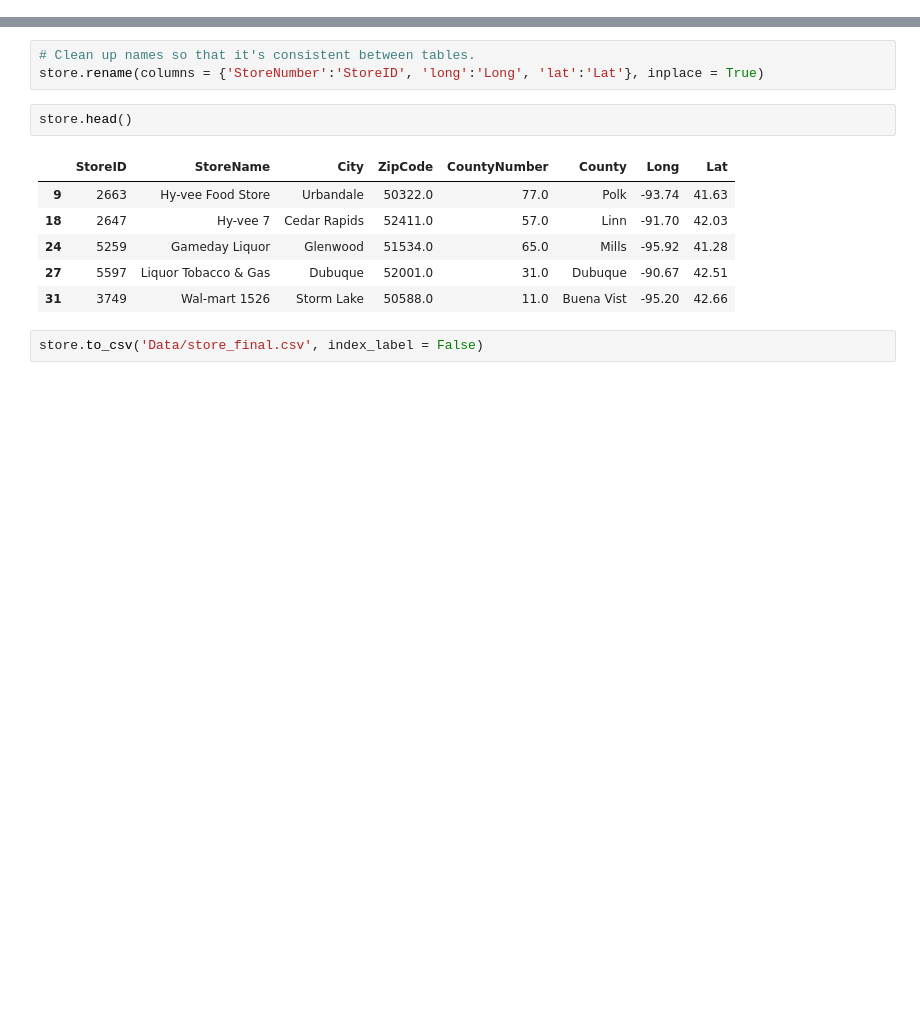
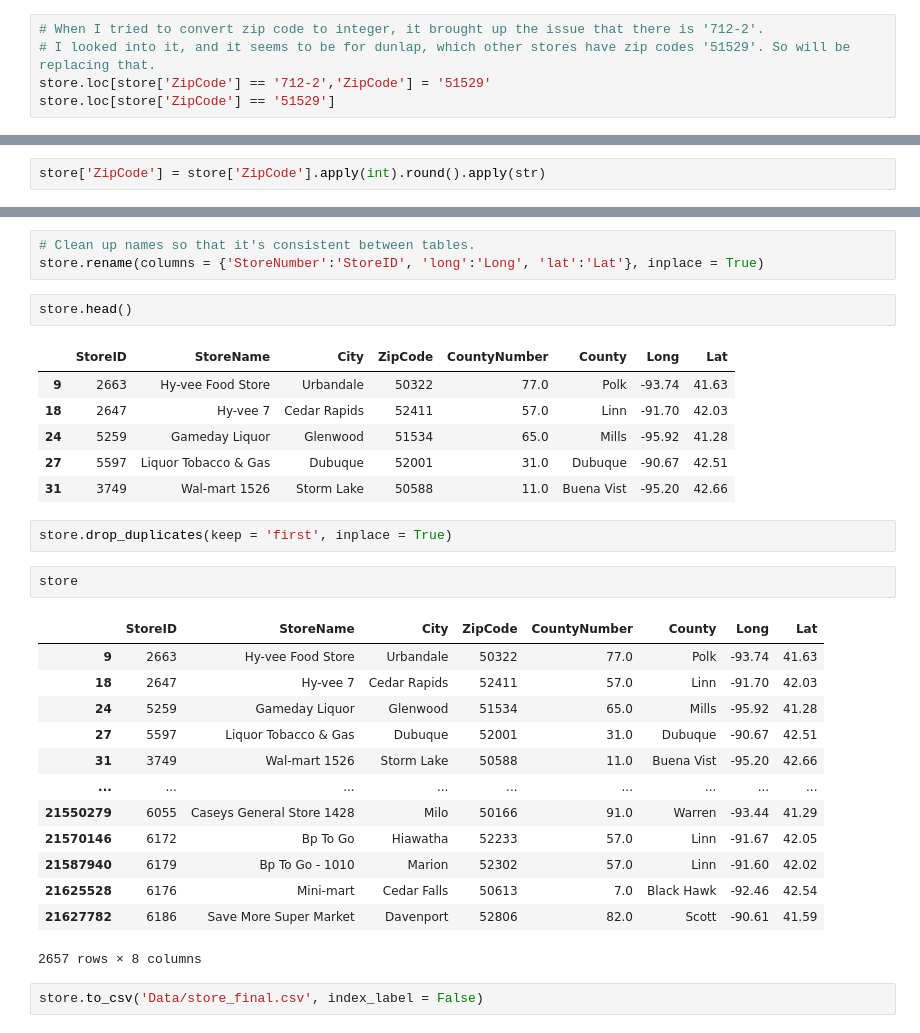
Before and after one commit to WilliamJHan/Iowa_Liquor_Sales, a Jupyter notebook: LiquorSales_DB.ipynb, the cells around one changed output, grey strips where cells are left out. Drawn from its saved outputs; the diff is of its cells as text; blank space fills up the shorter version.

```diff
--- a/LiquorSales_DB.ipynb
+++ b/LiquorSales_DB.ipynb
@@ -476,3 +460,8 @@ store_col = ['StoreNumber',
 store = sales[store_col].drop_duplicates(store_col, keep = 'first').copy()
 
 store.dropna(inplace = True)
+# %%
+# When I tried to convert zip code to integer, it brought up the issue that there is '712-2'.
+# I looked into it, and it seems to be for dunlap, which other stores have zip codes '51529'. So will be replacing that.
+store.loc[store['ZipCode'] == '712-2','ZipCode'] = '51529'
+store.loc[store['ZipCode'] == '51529']
@@ -479,3 +473,5 @@ store.dropna(inplace = True)
+# %%
+store['ZipCode'] = store['ZipCode'].apply(int).round().apply(str)
 # %%
 store['StoreName'] = store['StoreName'].apply(lambda x: x.split('/')[0].strip())
 # %%
@@ -557,11 +553,29 @@ store.rename(columns = {'StoreNumber':'StoreID', 'long':'Long', 'lat':'Lat'}, in
 store.head()
 # %% [output]
 |  | StoreID | StoreName | City | ZipCode | CountyNumber | County | Long | Lat |
-| 9 | 2663 | Hy-vee Food Store | Urbandale | 50322.0 | 77.0 | Polk | -93.74 | 41.63 |
-| 18 | 2647 | Hy-vee 7 | Cedar Rapids | 52411.0 | 57.0 | Linn | -91.70 | 42.03 |
-| 24 | 5259 | Gameday Liquor | Glenwood | 51534.0 | 65.0 | Mills | -95.92 | 41.28 |
-| 27 | 5597 | Liquor Tobacco & Gas | Dubuque | 52001.0 | 31.0 | Dubuque | -90.67 | 42.51 |
-| 31 | 3749 | Wal-mart 1526 | Storm Lake | 50588.0 | 11.0 | Buena Vist | -95.20 | 42.66 |
+| 9 | 2663 | Hy-vee Food Store | Urbandale | 50322 | 77.0 | Polk | -93.74 | 41.63 |
+| 18 | 2647 | Hy-vee 7 | Cedar Rapids | 52411 | 57.0 | Linn | -91.70 | 42.03 |
+| 24 | 5259 | Gameday Liquor | Glenwood | 51534 | 65.0 | Mills | -95.92 | 41.28 |
+| 27 | 5597 | Liquor Tobacco & Gas | Dubuque | 52001 | 31.0 | Dubuque | -90.67 | 42.51 |
+| 31 | 3749 | Wal-mart 1526 | Storm Lake | 50588 | 11.0 | Buena Vist | -95.20 | 42.66 |
+# %%
+store.drop_duplicates(keep = 'first', inplace = True)
+# %%
+store
+# %% [output]
+|  | StoreID | StoreName | City | ZipCode | CountyNumber | County | Long | Lat |
+| 9 | 2663 | Hy-vee Food Store | Urbandale | 50322 | 77.0 | Polk | -93.74 | 41.63 |
+| 18 | 2647 | Hy-vee 7 | Cedar Rapids | 52411 | 57.0 | Linn | -91.70 | 42.03 |
+| 24 | 5259 | Gameday Liquor | Glenwood | 51534 | 65.0 | Mills | -95.92 | 41.28 |
+| 27 | 5597 | Liquor Tobacco & Gas | Dubuque | 52001 | 31.0 | Dubuque | -90.67 | 42.51 |
+| 31 | 3749 | Wal-mart 1526 | Storm Lake | 50588 | 11.0 | Buena Vist | -95.20 | 42.66 |
+| ... | ... | ... | ... | ... | ... | ... | ... | ... |
+| 21550279 | 6055 | Caseys General Store 1428 | Milo | 50166 | 91.0 | Warren | -93.44 | 41.29 |
+| 21570146 | 6172 | Bp To Go | Hiawatha | 52233 | 57.0 | Linn | -91.67 | 42.05 |
+| 21587940 | 6179 | Bp To Go - 1010 | Marion | 52302 | 57.0 | Linn | -91.60 | 42.02 |
+| 21625528 | 6176 | Mini-mart | Cedar Falls | 50613 | 7.0 | Black Hawk | -92.46 | 42.54 |
+| 21627782 | 6186 | Save More Super Market | Davenport | 52806 | 82.0 | Scott | -90.61 | 41.59 |
+2657 rows × 8 columns
 # %%
 store.to_csv('Data/store_final.csv', index_label = False)
 # %% [markdown]
```
Also changed, not shown: parts of 19 cells of this notebook, 1 other file.
